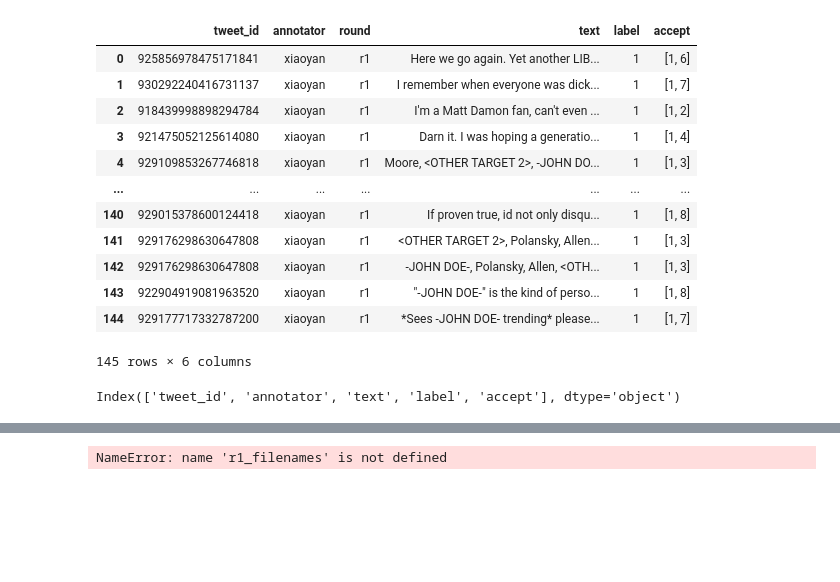
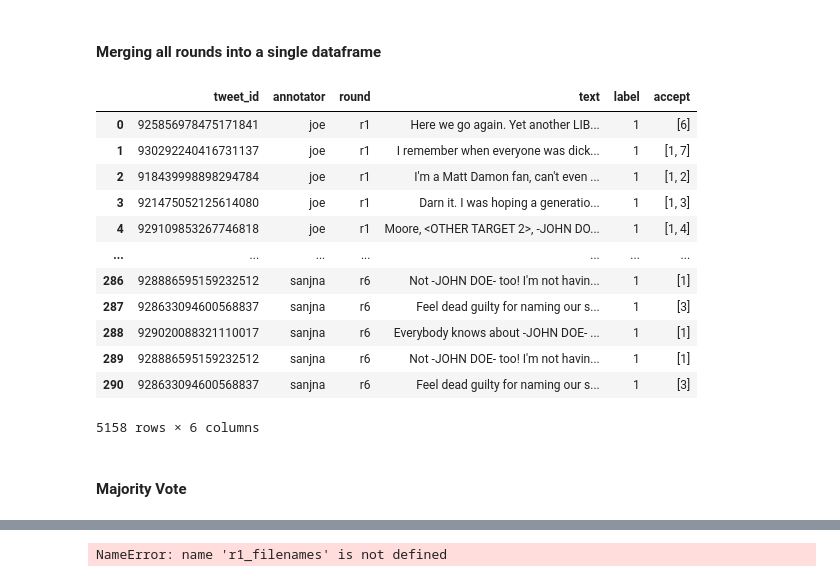
Before and after one commit to Ali-Omrani/transgressions-condemnation, a Jupyter notebook: severity/severity_classifier.ipynb, the cells around one changed output, grey strips where cells are left out. Cells and saved outputs as stored; diff of their text form; code cells hidden in the pictures; blank space fills up the shorter version.

```diff
--- a/severity/severity_classifier.ipynb
+++ b/severity/severity_classifier.ipynb
@@ -92,16 +94,24 @@ skipping ta_sanjna_severity_r6_review
+# %% [markdown]
+#### Merging all rounds into a single dataframe
 # %%
 round_data_dict["r1"]["ta_xiaoyan_severity_r1"]
+# get all in nested lists
+data_dfs = [[round_data_dict[r][f] for f in round_data_dict[r]] for r in round_data_dict]
+# flatten
+data_dfs = [val for sublist in data_dfs for val in sublist]
+annotations_df = pd.concat(data_dfs)
+annotations_df
 # %% [output]
 |  | tweet_id | annotator | round | text | label | accept |
-| 0 | 925856978475171841 | xiaoyan | r1 | Here we go again. Yet another LIB... | 1 | [1, 6] |
-| 1 | 930292240416731137 | xiaoyan | r1 | I remember when everyone was dick... | 1 | [1, 7] |
-| 2 | 918439998898294784 | xiaoyan | r1 | I'm a Matt Damon fan, can't even ... | 1 | [1, 2] |
-| 3 | 921475052125614080 | xiaoyan | r1 | Darn it. I was hoping a generatio... | 1 | [1, 4] |
-| 4 | 929109853267746818 | xiaoyan | r1 | Moore, <OTHER TARGET 2>, -JOHN DO... | 1 | [1, 3] |
+| 0 | 925856978475171841 | joe | r1 | Here we go again. Yet another LIB... | 1 | [6] |
+| 1 | 930292240416731137 | joe | r1 | I remember when everyone was dick... | 1 | [1, 7] |
+| 2 | 918439998898294784 | joe | r1 | I'm a Matt Damon fan, can't even ... | 1 | [1, 2] |
+| 3 | 921475052125614080 | joe | r1 | Darn it. I was hoping a generatio... | 1 | [1, 3] |
+| 4 | 929109853267746818 | joe | r1 | Moore, <OTHER TARGET 2>, -JOHN DO... | 1 | [1, 4] |
 | ... | ... | ... | ... | ... | ... | ... |
-| 140 | 929015378600124418 | xiaoyan | r1 | If proven true, id not only disqu... | 1 | [1, 8] |
-| 141 | 929176298630647808 | xiaoyan | r1 | <OTHER TARGET 2>, Polansky, Allen... | 1 | [1, 3] |
-| 142 | 929176298630647808 | xiaoyan | r1 | -JOHN DOE-, Polansky, Allen, <OTH... | 1 | [1, 3] |
-| 143 | 922904919081963520 | xiaoyan | r1 | "-JOHN DOE-" is the kind of perso... | 1 | [1, 8] |
-| 144 | 929177717332787200 | xiaoyan | r1 | *Sees -JOHN DOE- trending* please... | 1 | [1, 7] |
+| 286 | 928886595159232512 | sanjna | r6 | Not -JOHN DOE- too! I'm not havin... | 1 | [1] |
+| 287 | 928633094600568837 | sanjna | r6 | Feel dead guilty for naming our s... | 1 | [3] |
+| 288 | 929020088321110017 | sanjna | r6 | Everybody knows about -JOHN DOE- ... | 1 | [1] |
+| 289 | 928886595159232512 | sanjna | r6 | Not -JOHN DOE- too! I'm not havin... | 1 | [1] |
+| 290 | 928633094600568837 | sanjna | r6 | Feel dead guilty for naming our s... | 1 | [3] |
-145 rows × 6 columns
+5158 rows × 6 columns
@@ -126,6 +118,2 @@ def get_tweet_ids(df):
-# %%
-
-# curr_df["tweet_id"] = curr_df["meta"]["tweet_id"]
-round_data_dict["r1"]["ta_joe_severity_r1"].keys()
-# %% [output]
-Index(['tweet_id', 'annotator', 'text', 'label', 'accept'], dtype='object')
+# %% [markdown]
+#### Majority Vote
```
Also changed, not shown: parts of 12 cells of this notebook.
